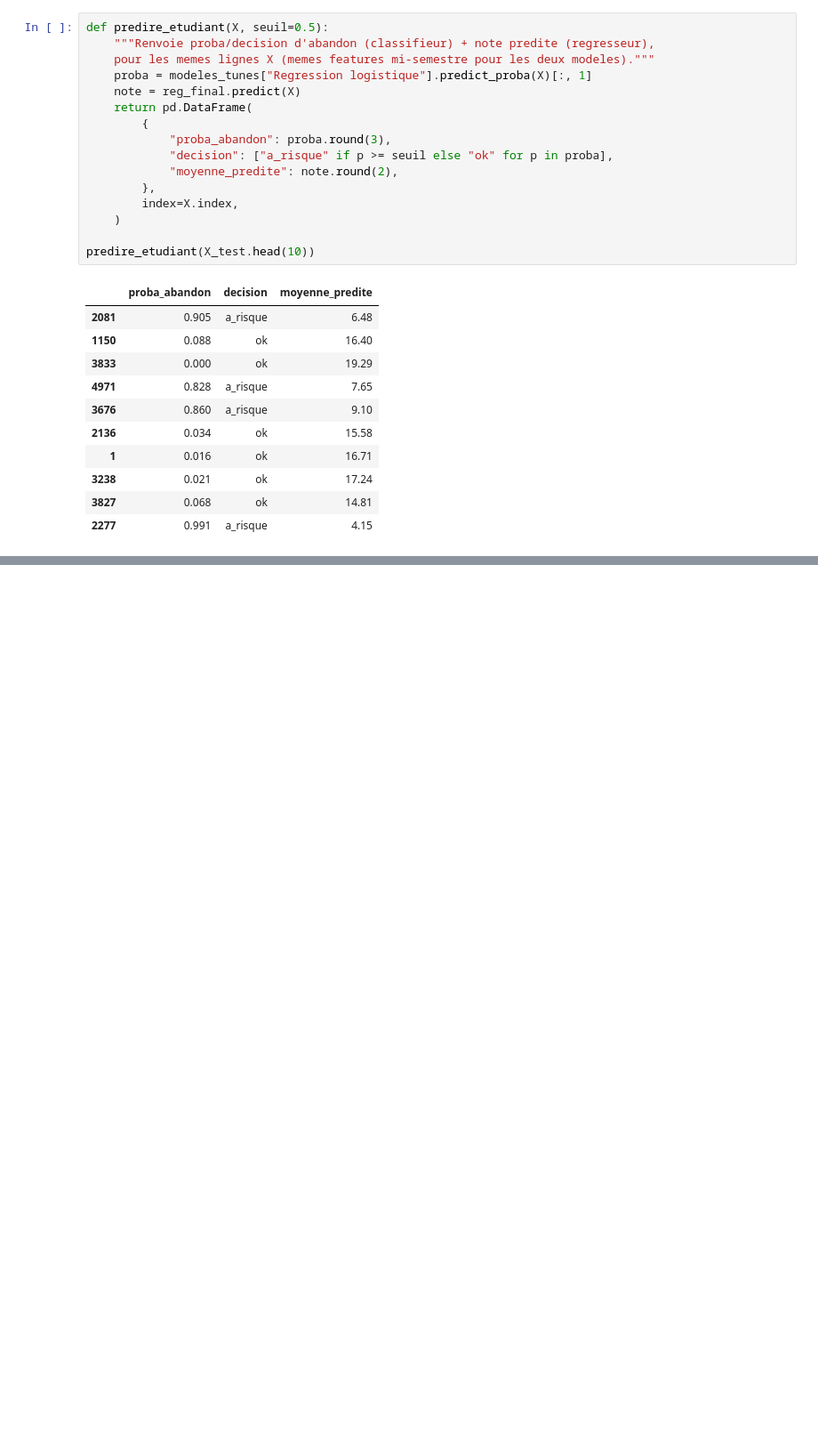
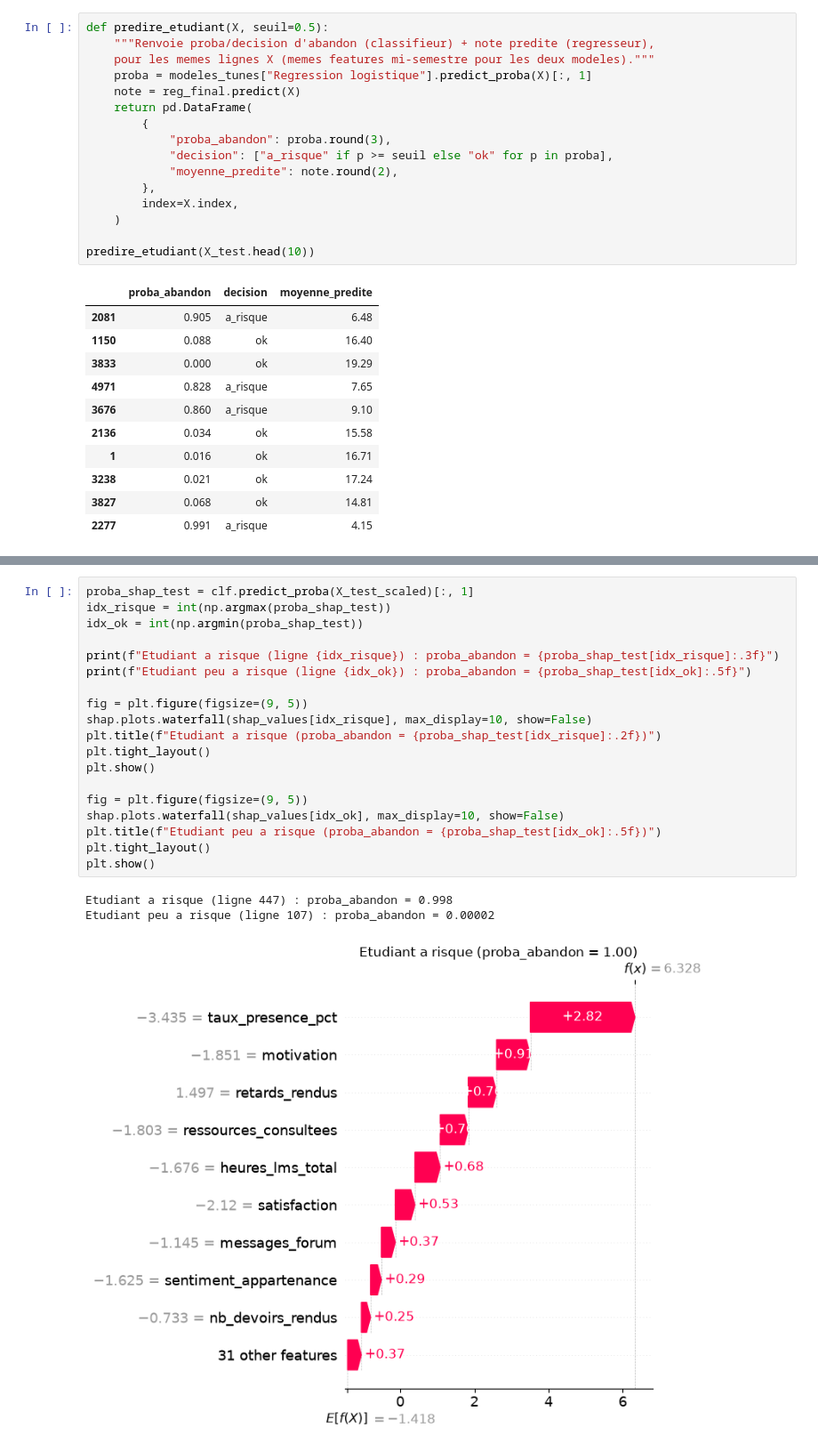
Before and after one commit to marc-proxiel/ProjetDecrochage, a Jupyter notebook: EtudeDecrochageMVA.ipynb, the cells around one changed output, grey strips where cells are left out. Shown at 89% size. Saved outputs shown, nothing was run; the diff lists cells and outputs as text; blank space fills up the shorter version.

```diff
--- a/EtudeDecrochageMVA.ipynb
+++ b/EtudeDecrochageMVA.ipynb
@@ -1736,0 +2031,23 @@ Test reel effectue : apres 5 appels a `/predict-tabular` avec le meme profil (`p
+# %%
+proba_shap_test = clf.predict_proba(X_test_scaled)[:, 1]
+idx_risque = int(np.argmax(proba_shap_test))
+idx_ok = int(np.argmin(proba_shap_test))
+
+print(f"Etudiant a risque (ligne {idx_risque}) : proba_abandon = {proba_shap_test[idx_risque]:.3f}")
+print(f"Etudiant peu a risque (ligne {idx_ok}) : proba_abandon = {proba_shap_test[idx_ok]:.5f}")
+
+fig = plt.figure(figsize=(9, 5))
+shap.plots.waterfall(shap_values[idx_risque], max_display=10, show=False)
+plt.title(f"Etudiant a risque (proba_abandon = {proba_shap_test[idx_risque]:.2f})")
+plt.tight_layout()
+plt.show()
+
+fig = plt.figure(figsize=(9, 5))
+shap.plots.waterfall(shap_values[idx_ok], max_display=10, show=False)
+plt.title(f"Etudiant peu a risque (proba_abandon = {proba_shap_test[idx_ok]:.5f})")
+plt.tight_layout()
+plt.show()
+# %% [output]
+Etudiant a risque (ligne 447) : proba_abandon = 0.998
+Etudiant peu a risque (ligne 107) : proba_abandon = 0.00002
+[figure, added]
```
Also changed, not shown: parts of 128 cells of this notebook, 8 other files.
